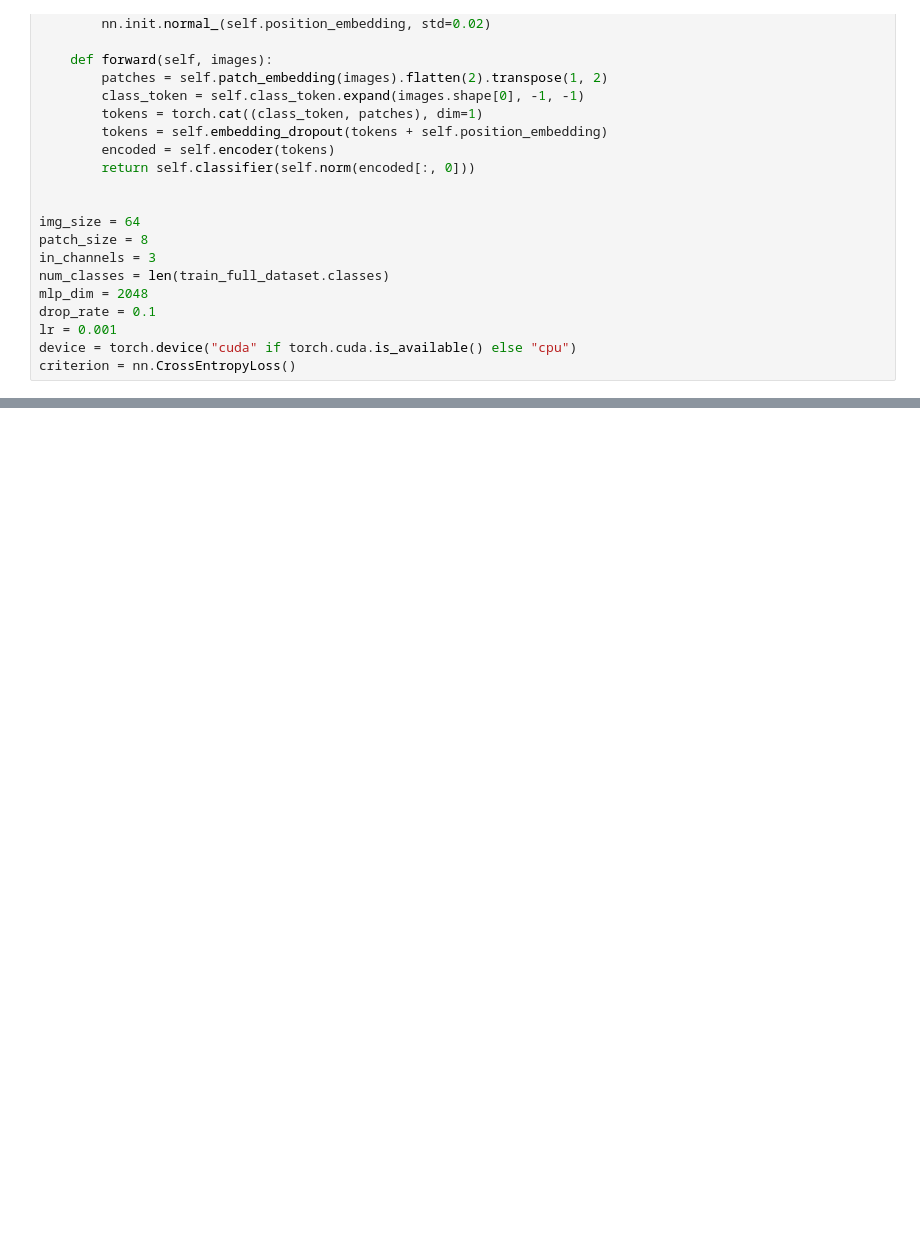
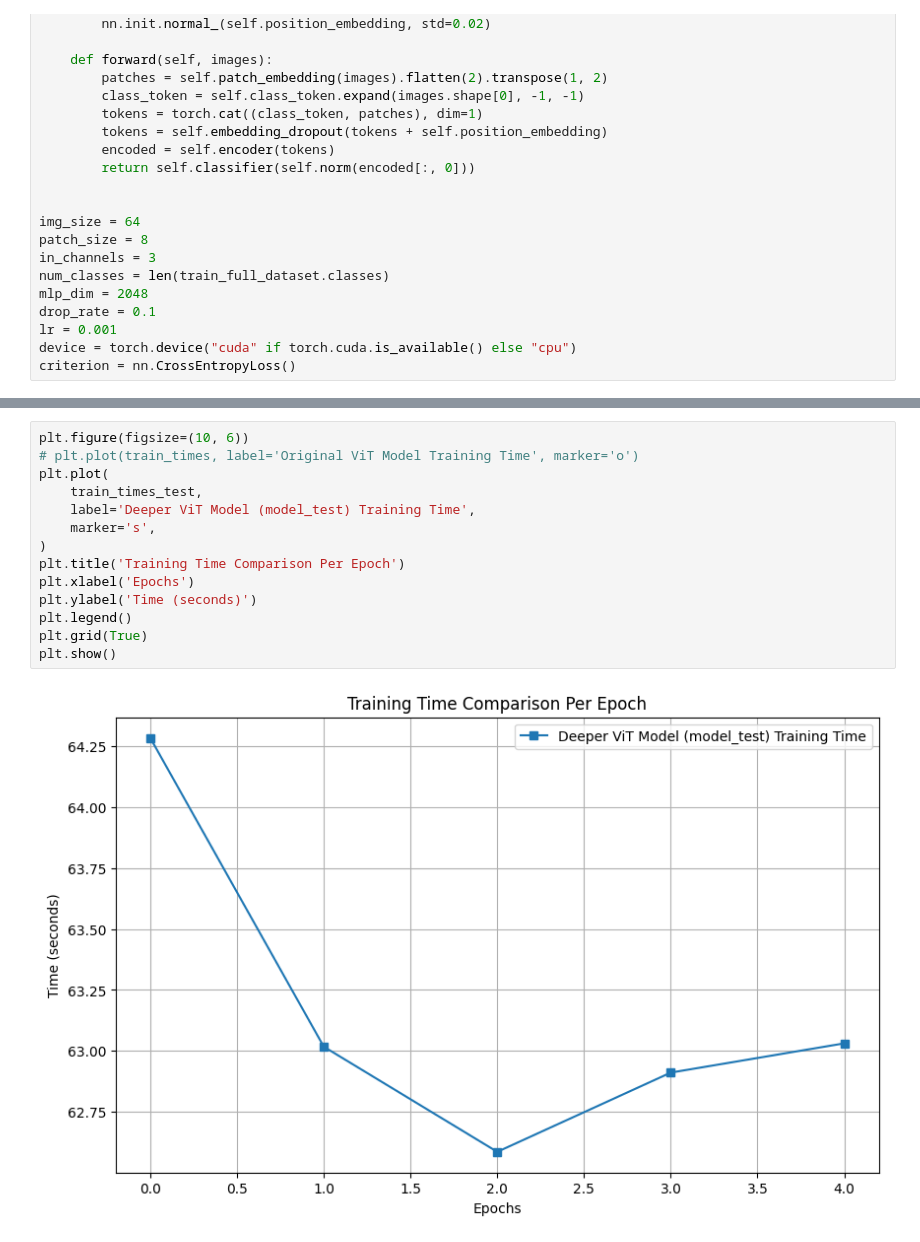
Before and after one commit to AnushaFreshStart/DL-agriculture-A, a Jupyter notebook: Q8.ipynb, the cells around one changed output, grey strips where cells are left out. Cells and saved outputs as stored; diff of their text form; blank space fills up the shorter version.

```diff
--- a/Q8.ipynb
+++ b/Q8.ipynb
@@ -1086,0 +1108,16 @@ for epoch in range(epochs_test):
+# %%
+plt.figure(figsize=(10, 6))
+# plt.plot(train_times, label='Original ViT Model Training Time', marker='o')
+plt.plot(
+    train_times_test,
+    label='Deeper ViT Model (model_test) Training Time',
+    marker='s',
+)
+plt.title('Training Time Comparison Per Epoch')
+plt.xlabel('Epochs')
+plt.ylabel('Time (seconds)')
+plt.legend()
+plt.grid(True)
+plt.show()
+# %% [output]
+[figure, added]
```
Also changed, not shown: parts of 22 cells of this notebook.
